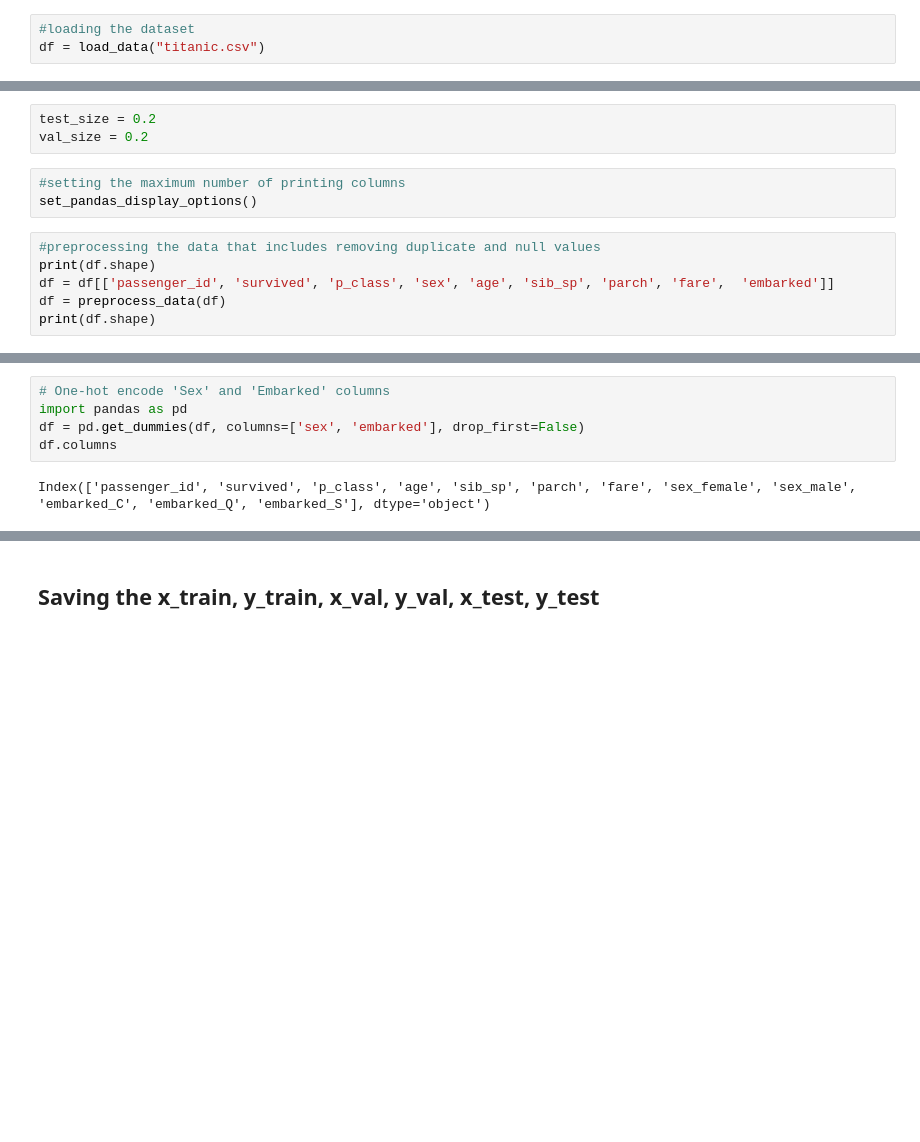
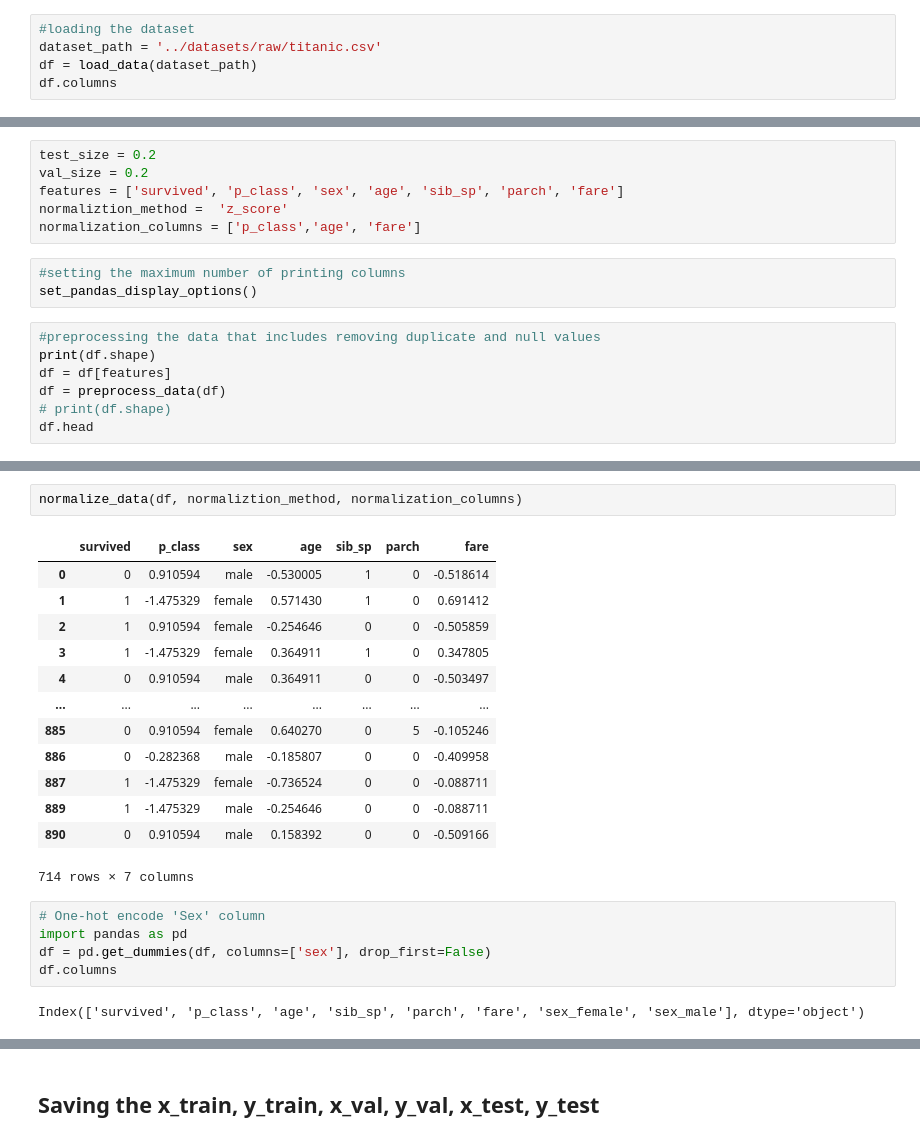
Before and after one commit to sadegh15khedry/Titanic-Survival-Prediction, a Jupyter notebook: notebooks/data_preprocessing.ipynb, the cells around one changed output, grey strips where cells are left out. Cells and saved outputs as stored; diff of their text form; blank space fills up the shorter version.

```diff
--- a/notebooks/data_preprocessing.ipynb
+++ b/notebooks/data_preprocessing.ipynb
@@ -16,4 +14,6 @@ from utils import save_dataframe_as_csv, set_pandas_display_options, load_data
 ## Loading the dataset
 # %%
 #loading the dataset
-df = load_data("titanic.csv")
+dataset_path = '../datasets/raw/titanic.csv'
+df = load_data(dataset_path)
+df.columns
@@ -22,14 +24,18 @@ df = load_data("titanic.csv")
 # %%
 test_size = 0.2
 val_size = 0.2
+features = ['survived', 'p_class', 'sex', 'age', 'sib_sp', 'parch', 'fare']
+normaliztion_method =  'z_score'
+normalization_columns = ['p_class','age', 'fare']
 # %%
 #setting the maximum number of printing columns
 set_pandas_display_options()
 # %%
 #preprocessing the data that includes removing duplicate and null values
 print(df.shape)
-df = df[['passenger_id', 'survived', 'p_class', 'sex', 'age', 'sib_sp', 'parch', 'fare',  'embarked']]
+df = df[features]
 df = preprocess_data(df)
-print(df.shape)
+# print(df.shape)
+df.head
 # %% [output]
 (891, 12)
@@ -37,9 +56,25 @@ print(df.shape)
+# %%
+normalize_data(df, normaliztion_method, normalization_columns)
+# %% [output]
+|  | survived | p_class | sex | age | sib_sp | parch | fare |
+| 0 | 0 | 0.910594 | male | -0.530005 | 1 | 0 | -0.518614 |
+| 1 | 1 | -1.475329 | female | 0.571430 | 1 | 0 | 0.691412 |
+| 2 | 1 | 0.910594 | female | -0.254646 | 0 | 0 | -0.505859 |
+| 3 | 1 | -1.475329 | female | 0.364911 | 1 | 0 | 0.347805 |
+| 4 | 0 | 0.910594 | male | 0.364911 | 0 | 0 | -0.503497 |
+| ... | ... | ... | ... | ... | ... | ... | ... |
+| 885 | 0 | 0.910594 | female | 0.640270 | 0 | 5 | -0.105246 |
+| 886 | 0 | -0.282368 | male | -0.185807 | 0 | 0 | -0.409958 |
+| 887 | 1 | -1.475329 | female | -0.736524 | 0 | 0 | -0.088711 |
+| 889 | 1 | -1.475329 | male | -0.254646 | 0 | 0 | -0.088711 |
+| 890 | 0 | 0.910594 | male | 0.158392 | 0 | 0 | -0.509166 |
+714 rows × 7 columns
 # %%
-# One-hot encode 'Sex' and 'Embarked' columns
+# One-hot encode 'Sex' column
 import pandas as pd
-df = pd.get_dummies(df, columns=['sex', 'embarked'], drop_first=False)
+df = pd.get_dummies(df, columns=['sex'], drop_first=False)
 df.columns
 # %% [output]
-Index(['passenger_id', 'survived', 'p_class', 'age', 'sib_sp', 'parch', 'fare', 'sex_female', 'sex_male', 'embarked_C', 'embarked_Q', 'embarked_S'], dtype='object')
+Index(['survived', 'p_class', 'age', 'sib_sp', 'parch', 'fare', 'sex_female', 'sex_male'], dtype='object')
 # %%
 #selecting the feature columns
```
Also changed, not shown: parts of 5 cells of this notebook, 17 other files.
